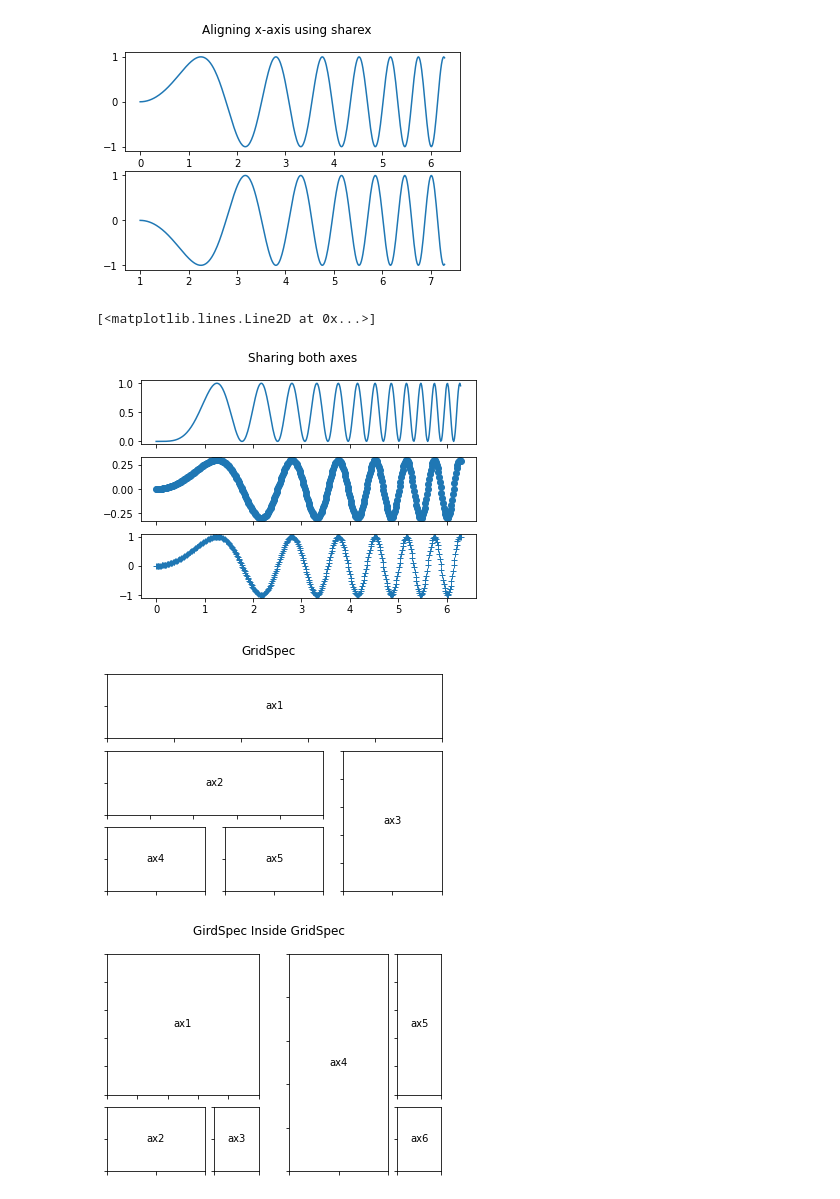
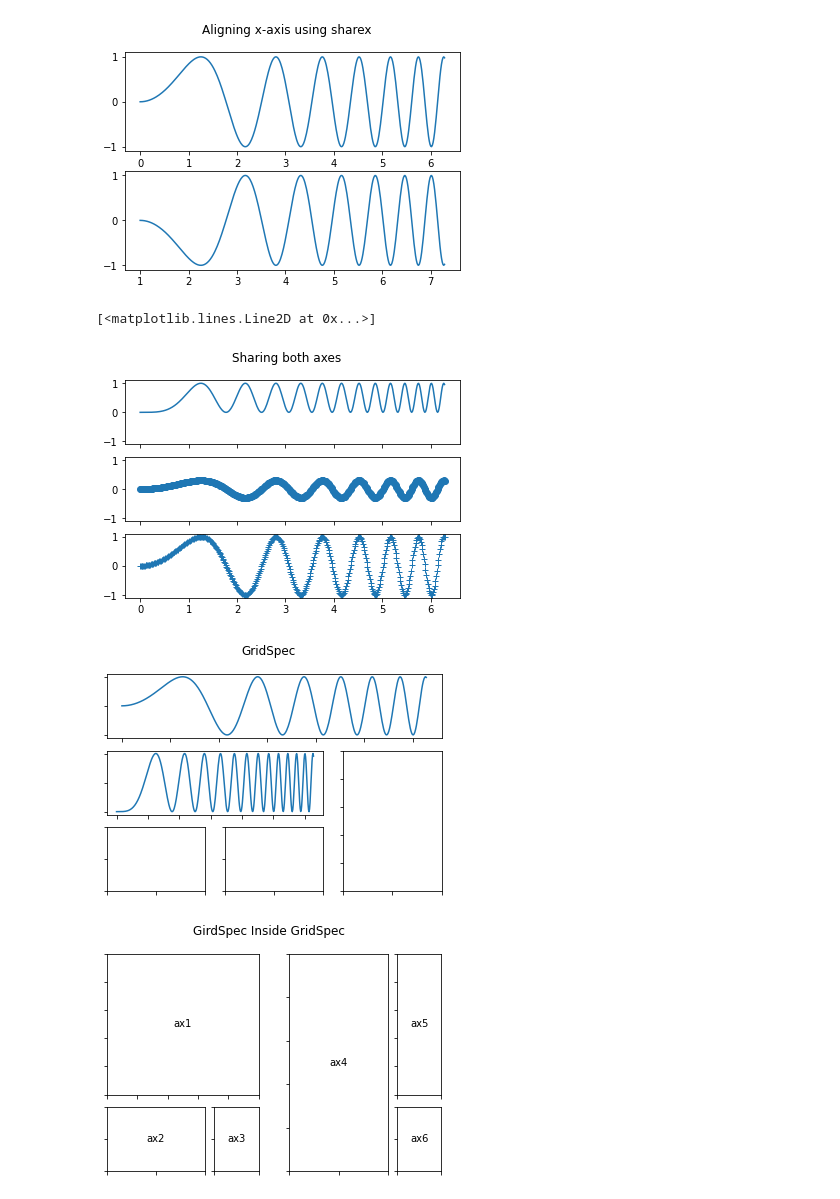
Before and after one commit to J-Arrieta/computacion_cientifica, a Jupyter notebook: CC2.04_Visualizacion-Matplotlib.ipynb, the cells around one changed output. Drawn from its saved outputs; the diff is of its cells as text; code cells hidden in the pictures.

```diff
--- a/CC2.04_Visualizacion-Matplotlib.ipynb
+++ b/CC2.04_Visualizacion-Matplotlib.ipynb
@@ -309,14 +316,14 @@ ax2.plot(x + 1, -y)
 [<matplotlib.lines.Line2D at 0x...>]
 [figure]
 # %%
-fig, axs = plt.subplots(3, sharex=True, sharey=False)
+fig, axs = plt.subplots(3, sharex=True, sharey=True)
 fig.suptitle('Sharing both axes')
 axs[0].plot(x, y ** 2)
 axs[1].plot(x, 0.3 * y, 'o')
 axs[2].plot(x, y, '+')
 # %% [output]
 [<matplotlib.lines.Line2D at 0x...>]
-[figure, old version]
+[figure, new version]
 # %%
 # https://matplotlib.org/2.0.2/users/gridspec.html
 
@@ -326,7 +333,7 @@ from matplotlib.gridspec import GridSpec
 
 def make_ticklabels_invisible(fig):
     for i, ax in enumerate(fig.axes):
-        ax.text(0.5, 0.5, "ax%d" % (i+1), va="center", ha="center")
+        #ax.text(0.5, 0.5, "ax%d" % (i+1), va="center", ha="center")
         for tl in ax.get_xticklabels() + ax.get_yticklabels():
             tl.set_visible(False)
 
@@ -337,16 +344,19 @@ gs = GridSpec(3, 3)
 ax1 = plt.subplot(gs[0, :])
 # identical to ax1 = plt.subplot(gs.new_subplotspec((0,0), colspan=3))
 ax2 = plt.subplot(gs[1,:-1])
-ax3 = plt.subplot(gs[1:, -1])
-ax4 = plt.subplot(gs[-1,0])
-ax5 = plt.subplot(gs[-1,-2])
+ax3 = plt.subplot(gs[1:,2])
+ax4 = plt.subplot(gs[2,0])
+ax5 = plt.subplot(gs[2,1])
+
+ax1.plot(x, y)
+ax2.plot(x, y ** 2)
 
 plt.suptitle("GridSpec")
 make_ticklabels_invisible(plt.gcf())
 
 plt.show()
 # %% [output]
-[figure, old version]
+[figure, new version]
 # %%
 import matplotlib.pyplot as plt
 import matplotlib.gridspec as gridspec
```
Also changed, not shown: parts of 8 cells of this notebook.
